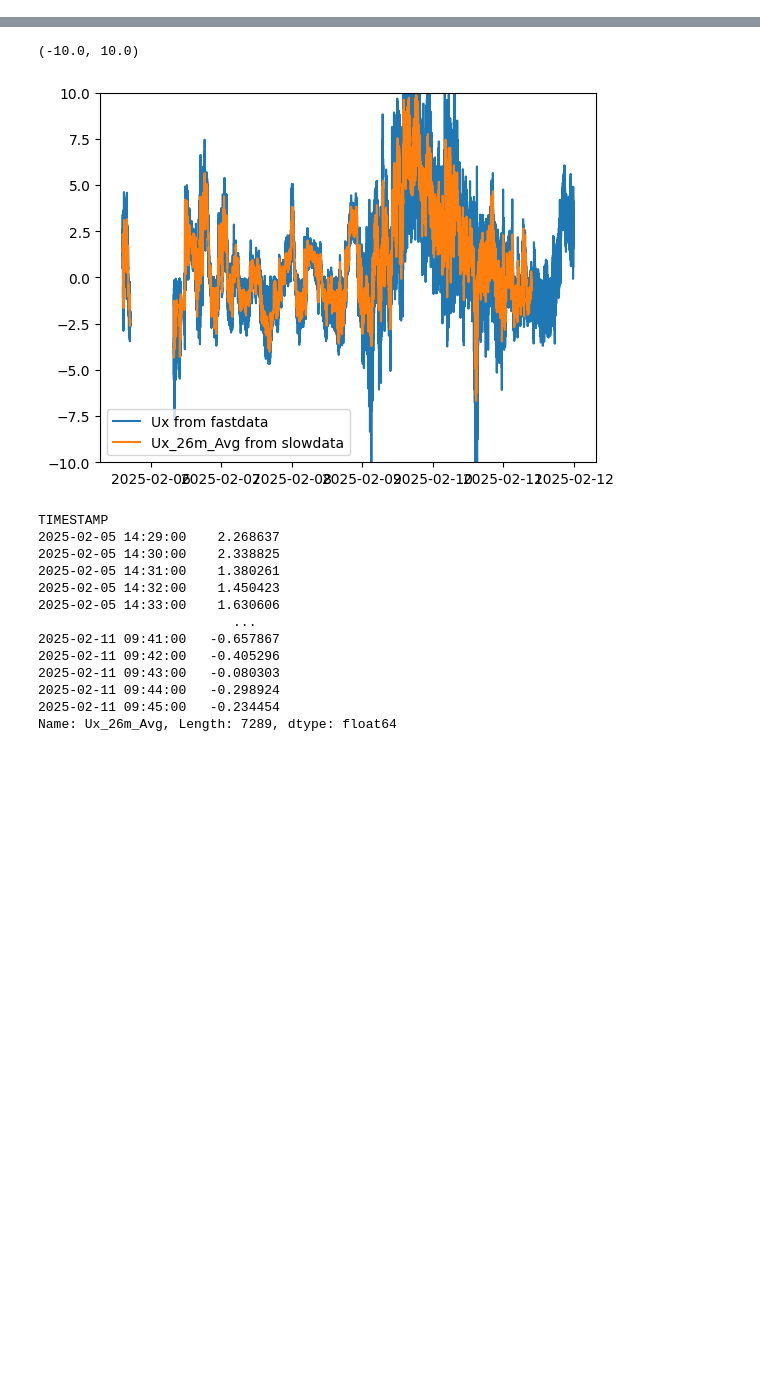
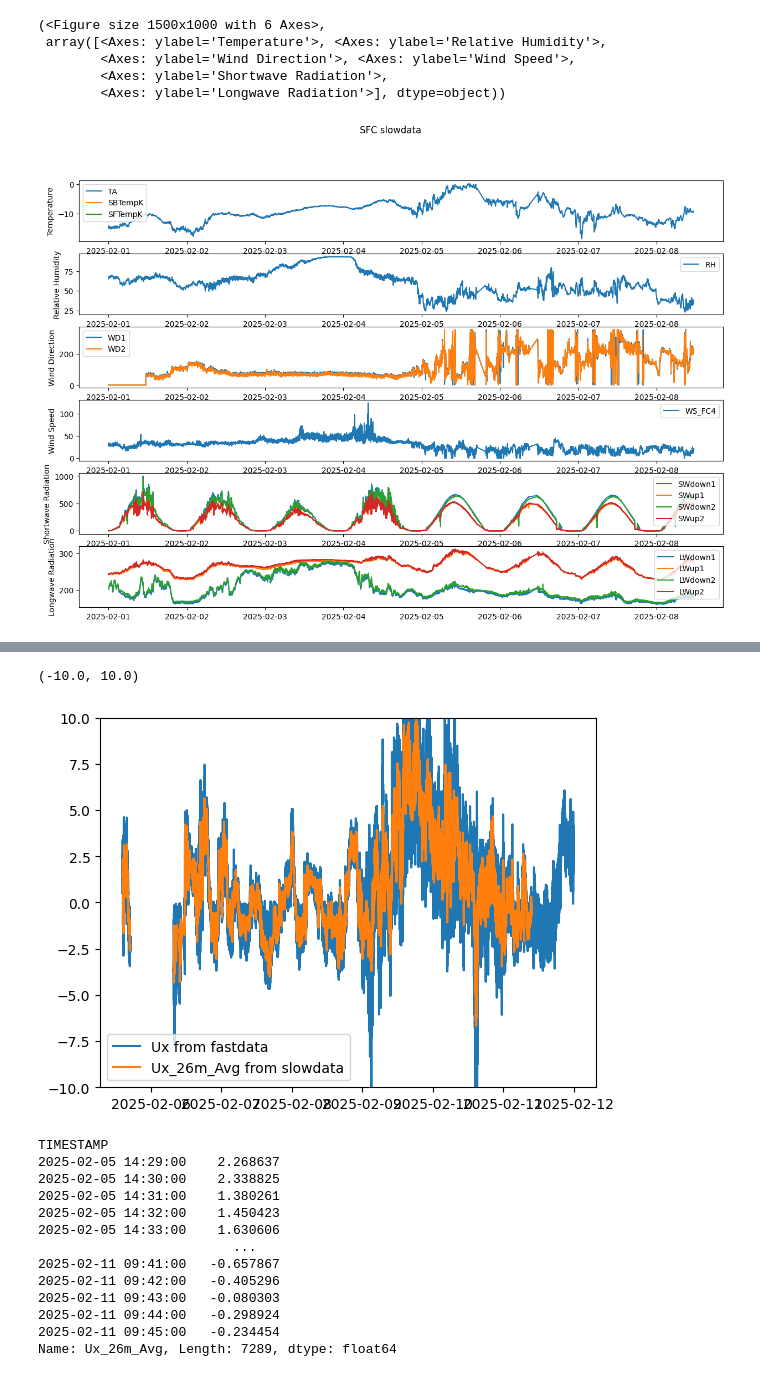
Before and after one commit to Rainette9/DataProcessingScripts, a Jupyter notebook: Processing_main.ipynb, the cells around one changed output, grey strips where cells are left out. Saved outputs shown, nothing was run; the diff lists cells and outputs as text; code cells hidden in the pictures; blank space fills up the shorter version.

```diff
--- a/Processing_main.ipynb
+++ b/Processing_main.ipynb
@@ -48,0 +145,9 @@ fastdata['Ux'].plot()
+# %%
+plot_slow_data(slowdata, sensor)
+# %% [output]
+(<Figure size 1500x1000 with 6 Axes>,
+ array([<Axes: ylabel='Temperature'>, <Axes: ylabel='Relative Humidity'>,
+        <Axes: ylabel='Wind Direction'>, <Axes: ylabel='Wind Speed'>,
+        <Axes: ylabel='Shortwave Radiation'>,
+        <Axes: ylabel='Longwave Radiation'>], dtype=object))
+[figure, added]
```
Also changed, not shown: parts of 14 cells of this notebook, 3 other files.
